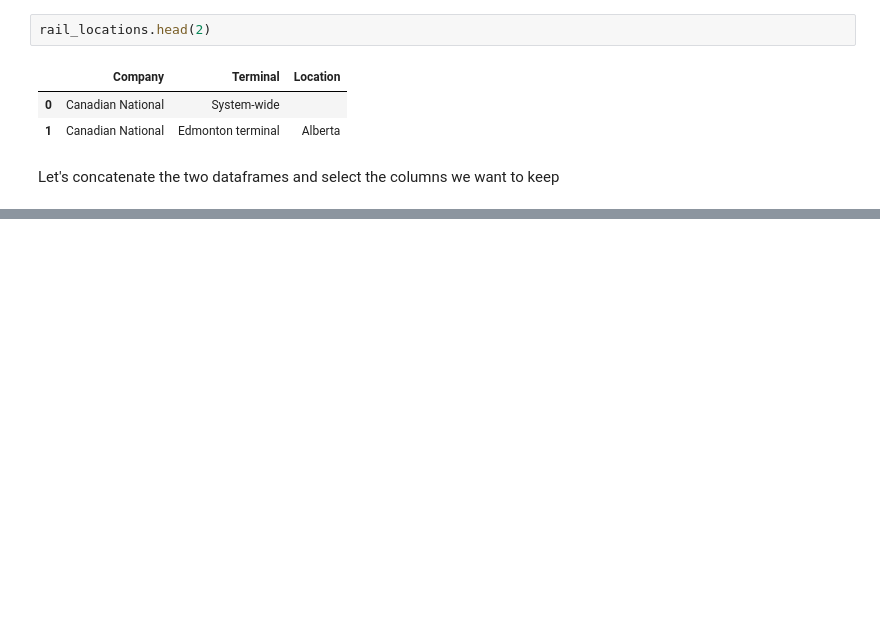
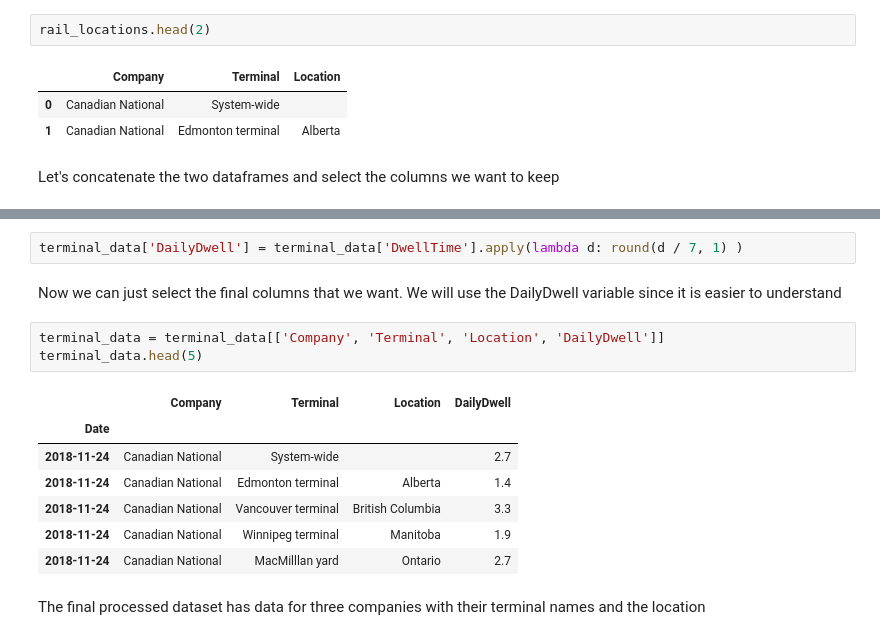
Before and after one commit to ocan-data/OpenCanadaData, a Jupyter notebook: notebooks/examples/RailPerformance.ipynb, the cells around one changed output, grey strips where cells are left out. Saved outputs shown, nothing was run; the diff lists cells and outputs as text; blank space fills up the shorter version.

```diff
--- a/notebooks/examples/RailPerformance.ipynb
+++ b/notebooks/examples/RailPerformance.ipynb
@@ -212,0 +173,17 @@ dtype('O')
+# %%
+terminal_data['DailyDwell'] = terminal_data['DwellTime'].apply(lambda d: round(d / 7, 1) )
+# %% [markdown]
+Now we can just select the final columns that we want. We will use the DailyDwell variable since it is easier to understand
+# %%
+terminal_data = terminal_data[['Company', 'Terminal', 'Location', 'DailyDwell']]
+terminal_data.head(5)
+# %% [output]
+|  | Company | Terminal | Location | DailyDwell |
+| Date |  |  |  |  |
+| 2018-11-24 | Canadian National | System-wide |  | 2.7 |
+| 2018-11-24 | Canadian National | Edmonton terminal | Alberta | 1.4 |
+| 2018-11-24 | Canadian National | Vancouver terminal | British Columbia | 3.3 |
+| 2018-11-24 | Canadian National | Winnipeg terminal | Manitoba | 1.9 |
+| 2018-11-24 | Canadian National | MacMilllan yard | Ontario | 2.7 |
+# %% [markdown]
+The final processed dataset has data for three companies with their terminal names and the location
```
Also changed, not shown: parts of 48 cells of this notebook.
